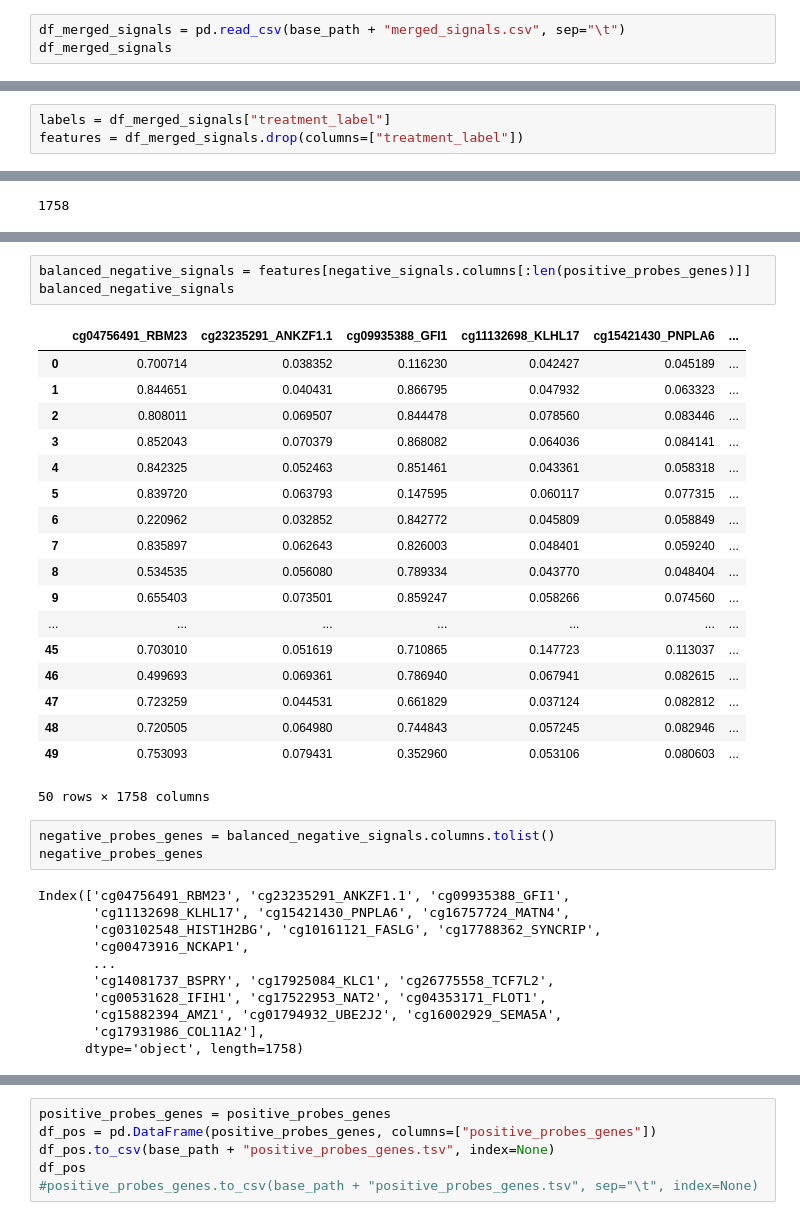
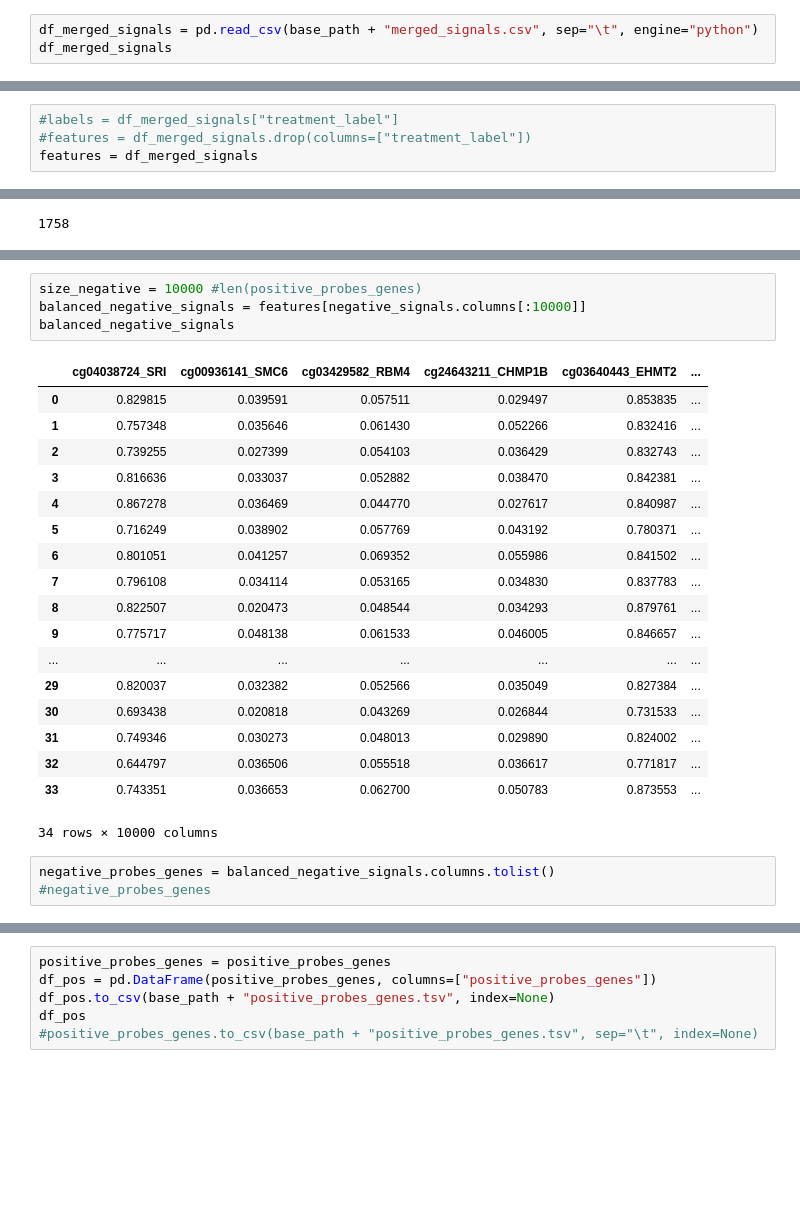
Before and after one commit to anuprulez/nanosampler, a Jupyter notebook: AML/prepare_datasets_GNN.ipynb, the cells around one changed output, grey strips where cells are left out. Saved outputs shown, nothing was run; the diff lists cells and outputs as text; blank space fills up the shorter version.

```diff
--- a/AML/prepare_datasets_GNN.ipynb
+++ b/AML/prepare_datasets_GNN.ipynb
@@ -4,7 +4,7 @@ import numpy as np
 # %%
 base_path = "../nanodiag_datasets/GSE175758/"
 # %%
-df_merged_signals = pd.read_csv(base_path + "merged_signals.csv", sep="\t")
+df_merged_signals = pd.read_csv(base_path + "merged_signals.csv", sep="\t", engine="python")
 df_merged_signals
 # %% [output]
 |  | cg23954847_TFE3 | cg00000957_NPHP4 | cg00001349_MAEL | cg00001364_PROX1 | cg00001446_ELOVL1 | ... |
@@ -28,3 +28,4 @@ df_merged_signals
 # %%
-labels = df_merged_signals["treatment_label"]
-features = df_merged_signals.drop(columns=["treatment_label"])
+#labels = df_merged_signals["treatment_label"]
+#features = df_merged_signals.drop(columns=["treatment_label"])
+features = df_merged_signals
@@ -289,39 +220,29 @@ negative_signals
 # %%
-balanced_negative_signals = features[negative_signals.columns[:len(positive_probes_genes)]]
+size_negative = 10000 #len(positive_probes_genes)
+balanced_negative_signals = features[negative_signals.columns[:10000]]
 balanced_negative_signals
 # %% [output]
-|  | cg04756491_RBM23 | cg23235291_ANKZF1.1 | cg09935388_GFI1 | cg11132698_KLHL17 | cg15421430_PNPLA6 | ... |
-| 0 | 0.700714 | 0.038352 | 0.116230 | 0.042427 | 0.045189 | ... |
-| 1 | 0.844651 | 0.040431 | 0.866795 | 0.047932 | 0.063323 | ... |
-| 2 | 0.808011 | 0.069507 | 0.844478 | 0.078560 | 0.083446 | ... |
-| 3 | 0.852043 | 0.070379 | 0.868082 | 0.064036 | 0.084141 | ... |
-| 4 | 0.842325 | 0.052463 | 0.851461 | 0.043361 | 0.058318 | ... |
-| 5 | 0.839720 | 0.063793 | 0.147595 | 0.060117 | 0.077315 | ... |
-| 6 | 0.220962 | 0.032852 | 0.842772 | 0.045809 | 0.058849 | ... |
-| 7 | 0.835897 | 0.062643 | 0.826003 | 0.048401 | 0.059240 | ... |
-| 8 | 0.534535 | 0.056080 | 0.789334 | 0.043770 | 0.048404 | ... |
-| 9 | 0.655403 | 0.073501 | 0.859247 | 0.058266 | 0.074560 | ... |
+|  | cg04038724_SRI | cg00936141_SMC6 | cg03429582_RBM4 | cg24643211_CHMP1B | cg03640443_EHMT2 | ... |
+| 0 | 0.829815 | 0.039591 | 0.057511 | 0.029497 | 0.853835 | ... |
+| 1 | 0.757348 | 0.035646 | 0.061430 | 0.052266 | 0.832416 | ... |
+| 2 | 0.739255 | 0.027399 | 0.054103 | 0.036429 | 0.832743 | ... |
+| 3 | 0.816636 | 0.033037 | 0.052882 | 0.038470 | 0.842381 | ... |
+| 4 | 0.867278 | 0.036469 | 0.044770 | 0.027617 | 0.840987 | ... |
+| 5 | 0.716249 | 0.038902 | 0.057769 | 0.043192 | 0.780371 | ... |
+| 6 | 0.801051 | 0.041257 | 0.069352 | 0.055986 | 0.841502 | ... |
+| 7 | 0.796108 | 0.034114 | 0.053165 | 0.034830 | 0.837783 | ... |
+| 8 | 0.822507 | 0.020473 | 0.048544 | 0.034293 | 0.879761 | ... |
+| 9 | 0.775717 | 0.048138 | 0.061533 | 0.046005 | 0.846657 | ... |
 | ... | ... | ... | ... | ... | ... | ... |
-| 45 | 0.703010 | 0.051619 | 0.710865 | 0.147723 | 0.113037 | ... |
-| 46 | 0.499693 | 0.069361 | 0.786940 | 0.067941 | 0.082615 | ... |
-| 47 | 0.723259 | 0.044531 | 0.661829 | 0.037124 | 0.082812 | ... |
-| 48 | 0.720505 | 0.064980 | 0.744843 | 0.057245 | 0.082946 | ... |
-| 49 | 0.753093 | 0.079431 | 0.352960 | 0.053106 | 0.080603 | ... |
+| 29 | 0.820037 | 0.032382 | 0.052566 | 0.035049 | 0.827384 | ... |
+| 30 | 0.693438 | 0.020818 | 0.043269 | 0.026844 | 0.731533 | ... |
+| 31 | 0.749346 | 0.030273 | 0.048013 | 0.029890 | 0.824002 | ... |
+| 32 | 0.644797 | 0.036506 | 0.055518 | 0.036617 | 0.771817 | ... |
+| 33 | 0.743351 | 0.036653 | 0.062700 | 0.050783 | 0.873553 | ... |
-50 rows × 1758 columns
+34 rows × 10000 columns
 # %%
 negative_probes_genes = balanced_negative_signals.columns.tolist()
-negative_probes_genes
+#negative_probes_genes
-# %% [output]
-Index(['cg04756491_RBM23', 'cg23235291_ANKZF1.1', 'cg09935388_GFI1',
-       'cg11132698_KLHL17', 'cg15421430_PNPLA6', 'cg16757724_MATN4',
-       'cg03102548_HIST1H2BG', 'cg10161121_FASLG', 'cg17788362_SYNCRIP',
-       'cg00473916_NCKAP1',
-       ...
-       'cg14081737_BSPRY', 'cg17925084_KLC1', 'cg26775558_TCF7L2',
-       'cg00531628_IFIH1', 'cg17522953_NAT2', 'cg04353171_FLOT1',
-       'cg15882394_AMZ1', 'cg01794932_UBE2J2', 'cg16002929_SEMA5A',
-       'cg17931986_COL11A2'],
-      dtype='object', length=1758)
 # %%
 #negative_probes_genes = negative_probes_genes.tolist()
 df_neg = pd.DataFrame(negative_probes_genes, columns=["negative_probes_genes"])
```
Also changed, not shown: parts of 26 cells of this notebook, 5 other files.
